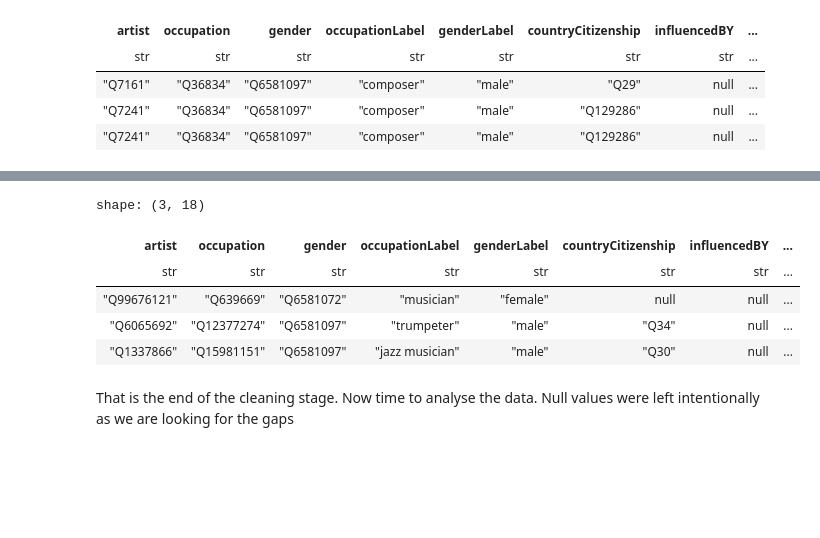
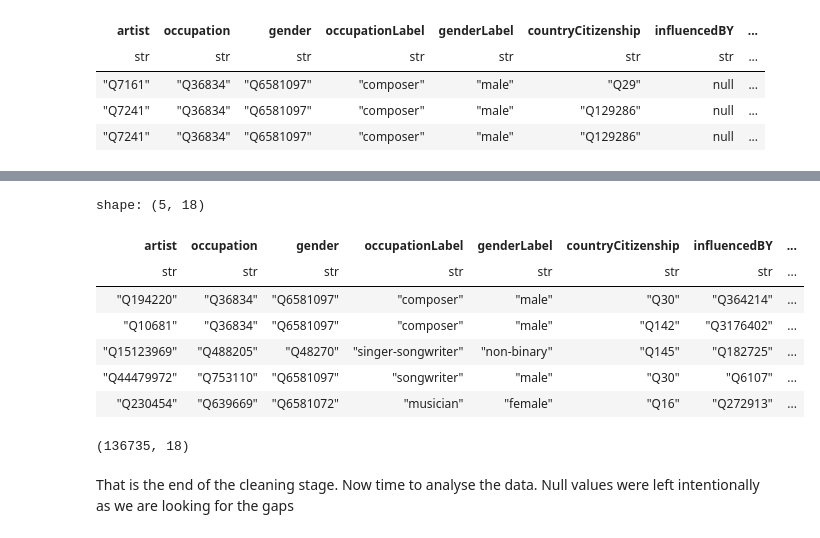
Before and after one commit to malik-files/MScDiss_IGASTNBK_, a Jupyter notebook: Main Code/cleaning_inspecting_labelling_Wikidata_artists.ipynb, the cells around one changed output, grey strips where cells are left out. Cells and saved outputs as stored; diff of their text form; code cells hidden in the pictures; blank space fills up the shorter version.

Commit message:
Fixed the issue with genders. Added individuals back who did not have a gender and instead replaced that field with null

```diff
--- a/Main Code/cleaning_inspecting_labelling_Wikidata_artists.ipynb
+++ b/Main Code/cleaning_inspecting_labelling_Wikidata_artists.ipynb
@@ -46,21 +132,29 @@ There are 14134 artists with no default labels. These were cleaned out.
 # %%
 cleanedArtistDF = artistDF.filter(
-    ~pl.col("artist").is_in(pl.col("artistLabel").implode())
+    ~pl.col("artist").is_in(pl.col("artistLabel").implode()),
+    ~pl.col("influencedBY").is_in(pl.col("influencedBYLabel").implode()),
+    ~pl.col("recordLabel").is_in(pl.col("recordLabelLabel").implode()),
+    ~pl.col("genre").is_in(pl.col("genreLabel").implode()),
 )
+
 #Add a column for presence of wikiPage
 cleanedArtistDF = cleanedArtistDF.with_columns(
     isThereAWiki = pl.col("article").is_not_null()
 )
 #Finally de-duplicate the data.
 cleanedArtistDF = cleanedArtistDF.unique()
-display(cleanedArtistDF.tail(3))
+display(cleanedArtistDF.head(5))
+display(cleanedArtistDF.shape)
 # %% [output]
-shape: (3, 18)
+shape: (5, 18)
 | artist | occupation | gender | occupationLabel | genderLabel | countryCitizenship | influencedBY | ... |
 | str | str | str | str | str | str | str | ... |
-| "Q99676121" | "Q639669" | "Q6581072" | "musician" | "female" | null | null | ... |
-| "Q6065692" | "Q12377274" | "Q6581097" | "trumpeter" | "male" | "Q34" | null | ... |
-| "Q1337866" | "Q15981151" | "Q6581097" | "jazz musician" | "male" | "Q30" | null | ... |
+| "Q194220" | "Q36834" | "Q6581097" | "composer" | "male" | "Q30" | "Q364214" | ... |
+| "Q10681" | "Q36834" | "Q6581097" | "composer" | "male" | "Q142" | "Q3176402" | ... |
+| "Q15123969" | "Q488205" | "Q48270" | "singer-songwriter" | "non-binary" | "Q145" | "Q182725" | ... |
+| "Q44479972" | "Q753110" | "Q6581097" | "songwriter" | "male" | "Q30" | "Q6107" | ... |
+| "Q230454" | "Q639669" | "Q6581072" | "musician" | "female" | "Q16" | "Q272913" | ... |
+(136735, 18)
 # %% [markdown]
 That is the end of the cleaning stage. Now time to analyse the data. Null values were left intentionally as we are looking for the gaps
 # %%
```
Also changed, not shown: parts of 11 cells of this notebook, 7 other files.
